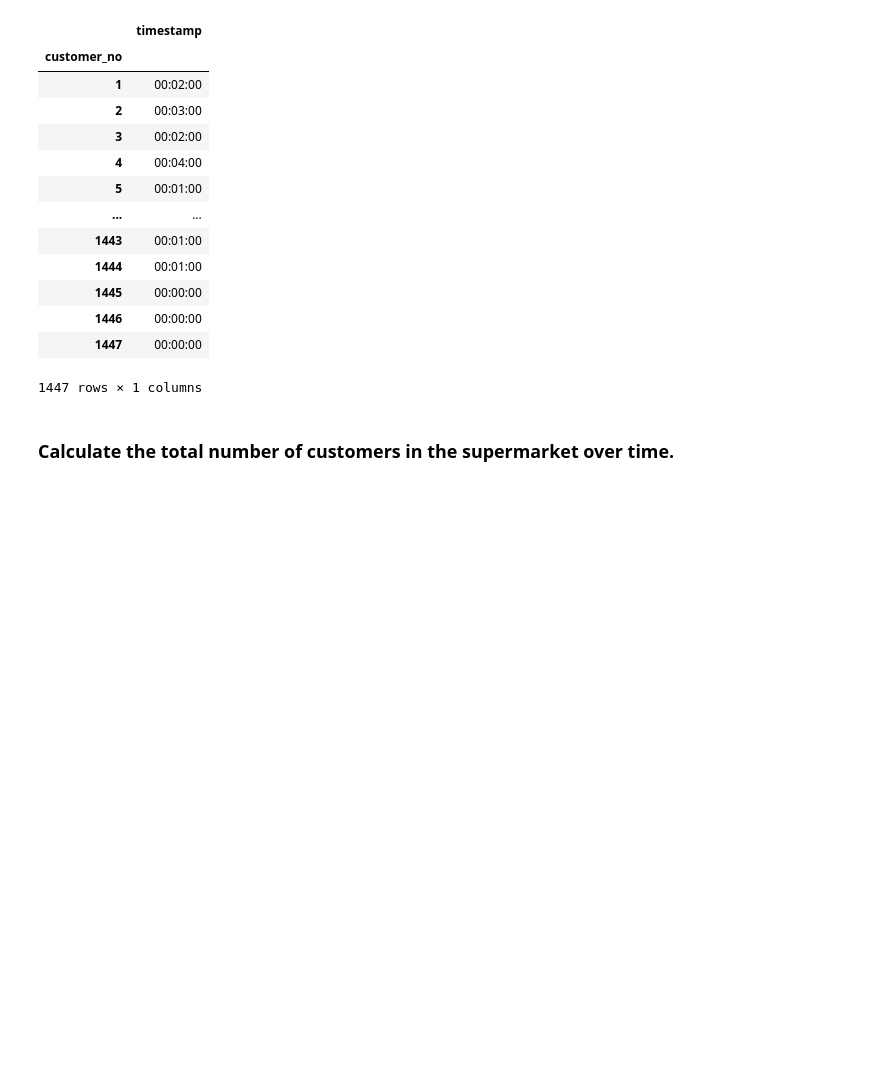
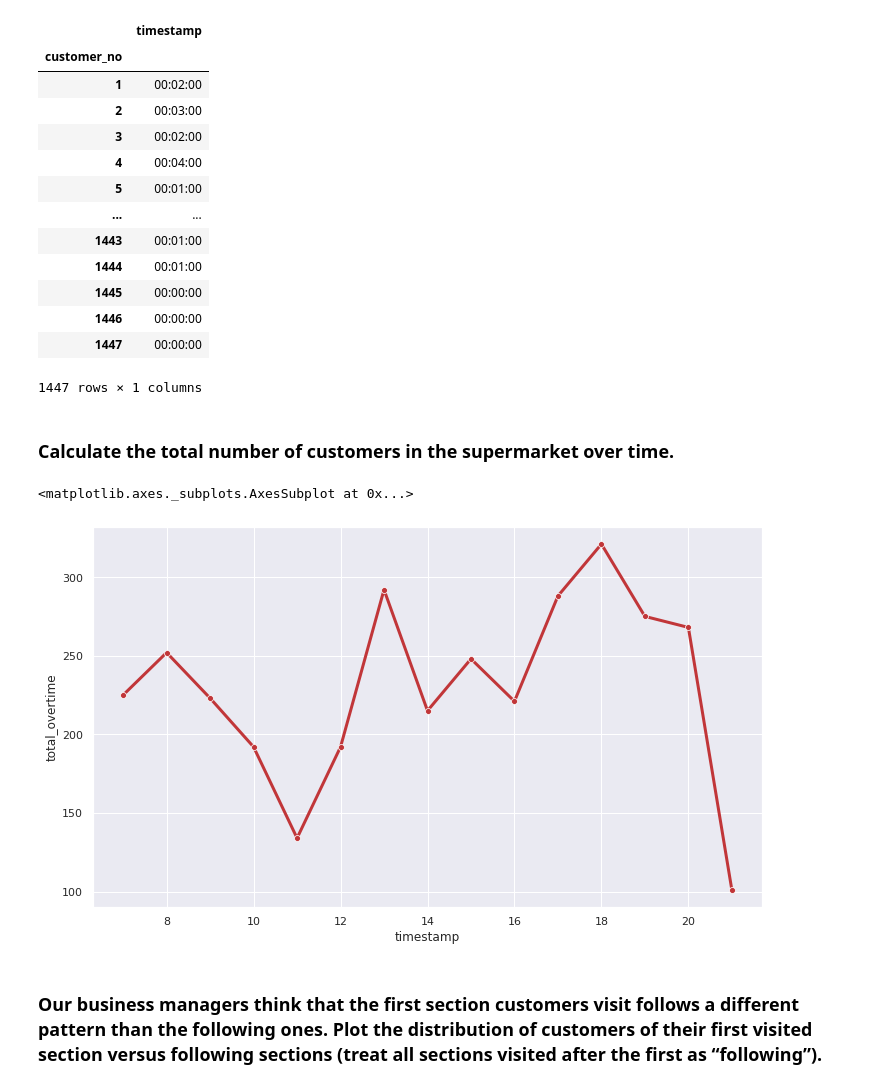
Before and after one commit to rashed2940/Marchov_chain_proj, a Jupyter notebook: EDA.ipynb, the cells around one changed output. Drawn from its saved outputs; the diff is of its cells as text; code cells hidden in the pictures; blank space fills up the shorter version.

```diff
--- a/EDA.ipynb
+++ b/EDA.ipynb
@@ -119,3 +140,13 @@ difference
 1447 rows × 1 columns
 # %% [markdown]
 ### Calculate the total number of customers in the supermarket over time.
+# %%
+y_new['total_overtime'] = y_new['fruit']+ y_new['dairy']+ y_new['spices'] + y_new['drinks']
+# %%
+sns.set_palette("RdBu")
+sns.lineplot(x=y_new['timestamp'].dt.hour, y=y_new['total_overtime'], marker='o', linewidth=3)
+# %% [output]
+<matplotlib.axes._subplots.AxesSubplot at 0x...>
+[figure, added]
+# %% [markdown]
+### Our business managers think that the first section customers visit follows a different pattern than the following ones. Plot the distribution of customers of their first visited section versus following sections (treat all sections visited after the first as “following”).
```
Also changed, not shown: parts of 6 cells of this notebook.
